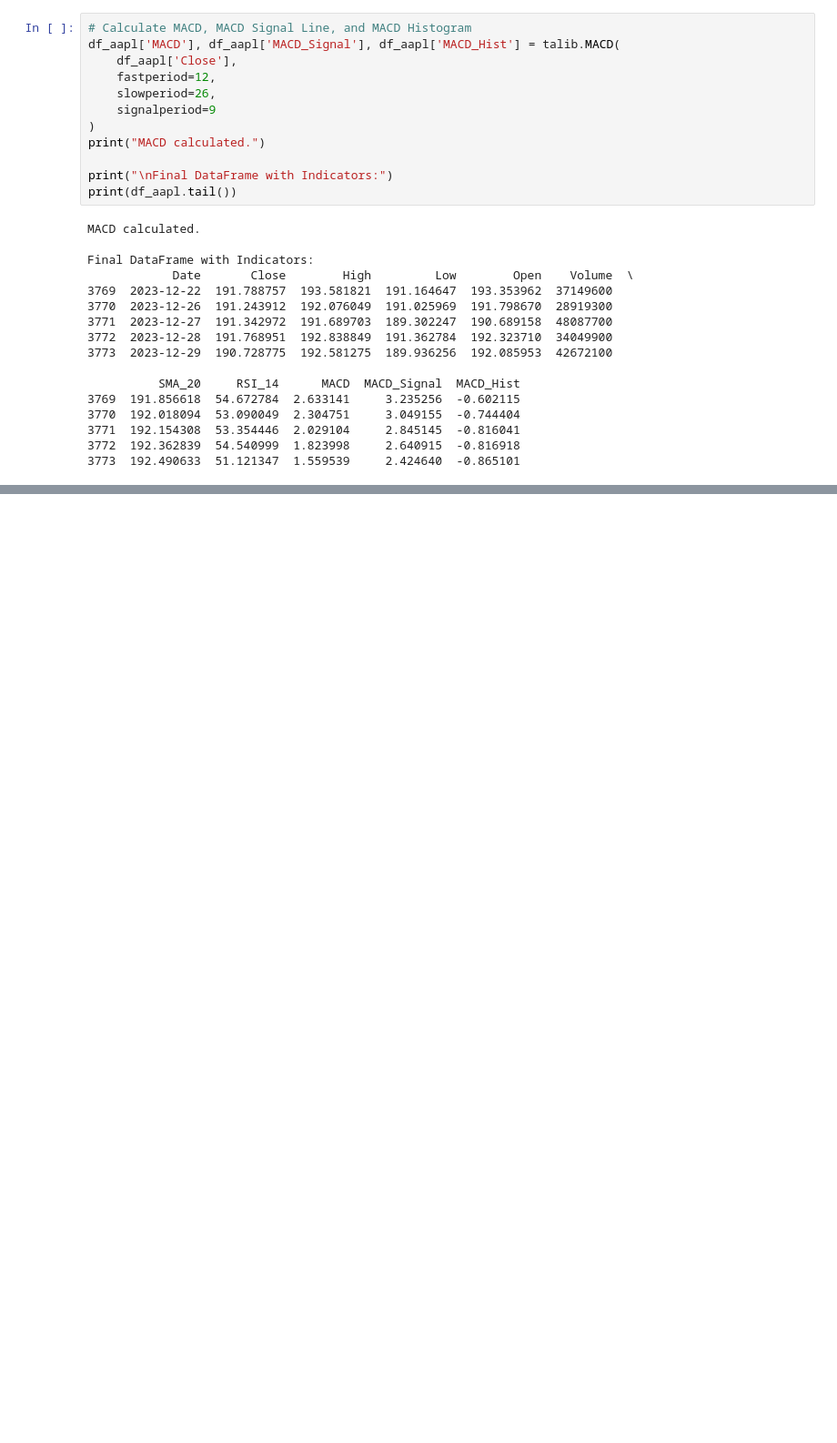
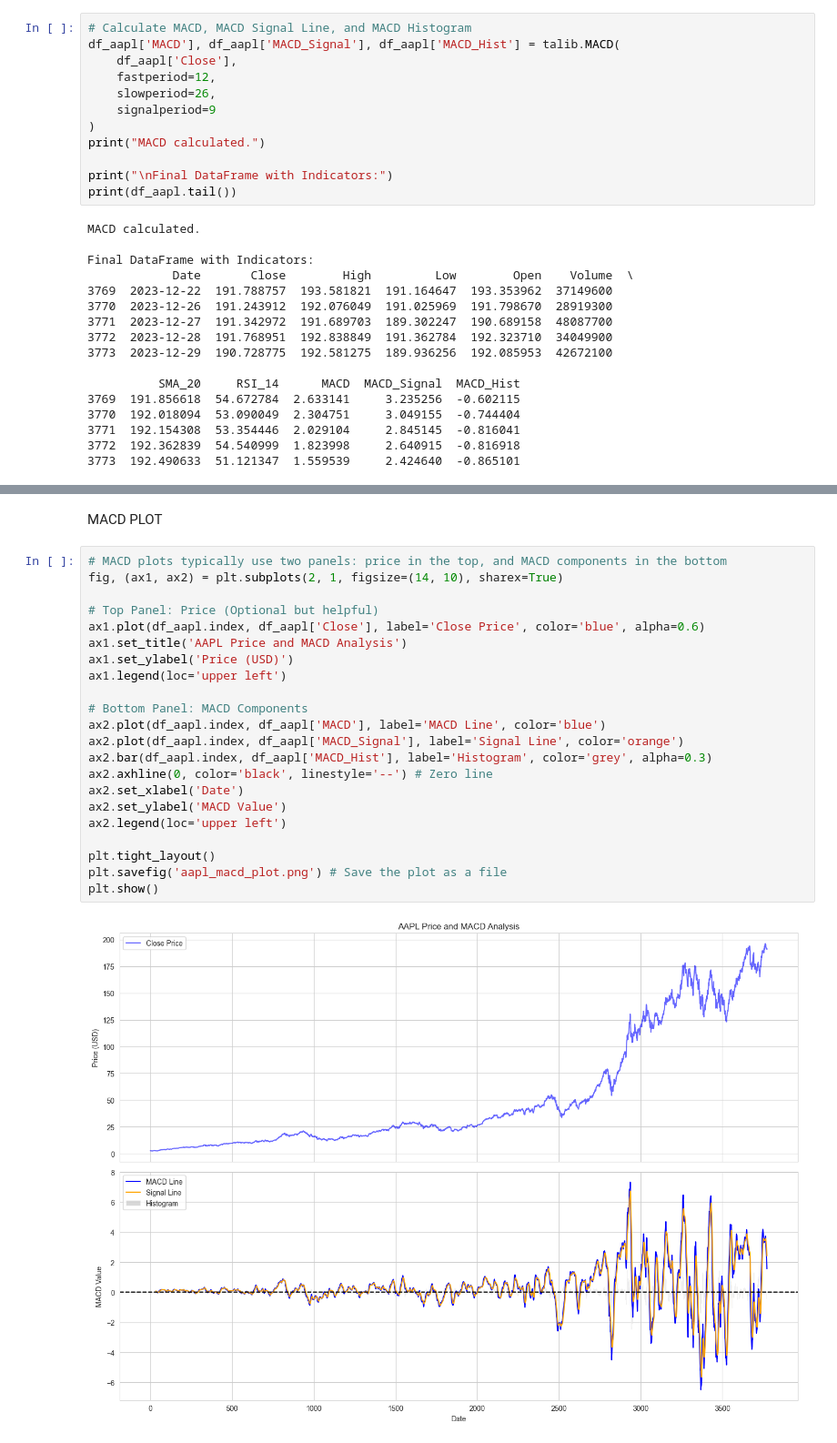
Before and after one commit to Beza-Oriyon/NewSentiment-week1, a Jupyter notebook: notebooks/quantitative-analysis.ipynb, the cells around one changed output, grey strips where cells are left out. Shown at 91% size. Saved outputs shown, nothing was run; the diff lists cells and outputs as text; blank space fills up the shorter version.

```diff
--- a/notebooks/quantitative-analysis.ipynb
+++ b/notebooks/quantitative-analysis.ipynb
@@ -99,0 +137,26 @@ Final DataFrame with Indicators:
+# %% [markdown]
+MACD PLOT
+# %%
+# MACD plots typically use two panels: price in the top, and MACD components in the bottom
+fig, (ax1, ax2) = plt.subplots(2, 1, figsize=(14, 10), sharex=True)
+
+# Top Panel: Price (Optional but helpful)
+ax1.plot(df_aapl.index, df_aapl['Close'], label='Close Price', color='blue', alpha=0.6)
+ax1.set_title('AAPL Price and MACD Analysis')
+ax1.set_ylabel('Price (USD)')
+ax1.legend(loc='upper left')
+
+# Bottom Panel: MACD Components
+ax2.plot(df_aapl.index, df_aapl['MACD'], label='MACD Line', color='blue')
+ax2.plot(df_aapl.index, df_aapl['MACD_Signal'], label='Signal Line', color='orange')
+ax2.bar(df_aapl.index, df_aapl['MACD_Hist'], label='Histogram', color='grey', alpha=0.3)
+ax2.axhline(0, color='black', linestyle='--') # Zero line
+ax2.set_xlabel('Date')
+ax2.set_ylabel('MACD Value')
+ax2.legend(loc='upper left')
+
+plt.tight_layout()
+plt.savefig('aapl_macd_plot.png') # Save the plot as a file
+plt.show()
+# %% [output]
+[figure, added]
```
Also changed, not shown: parts of 4 cells of this notebook, 2 other files.
